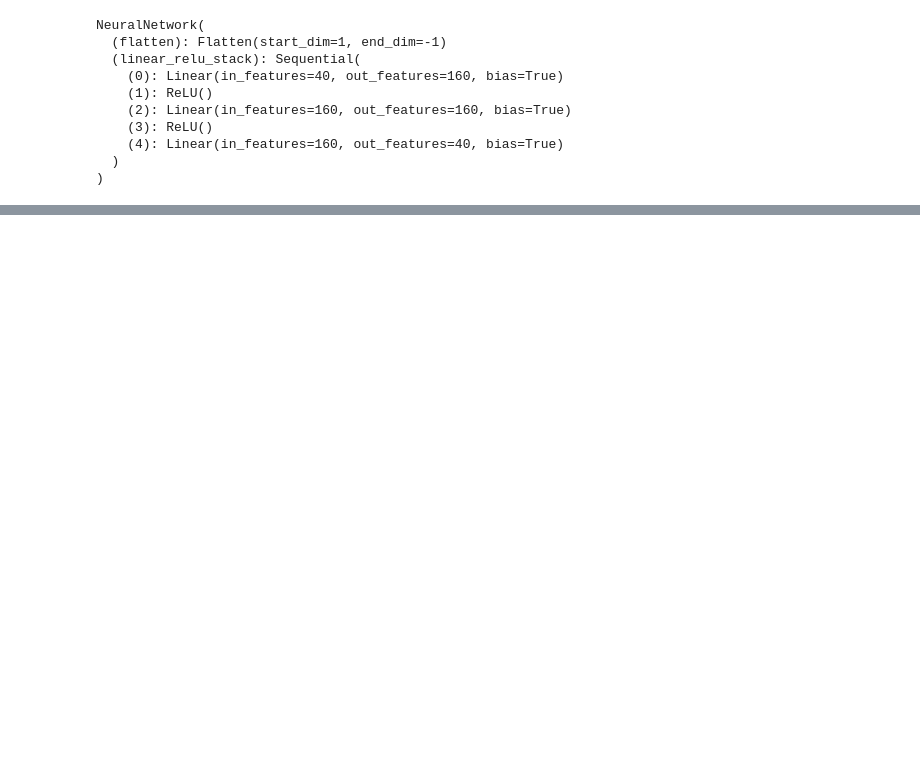
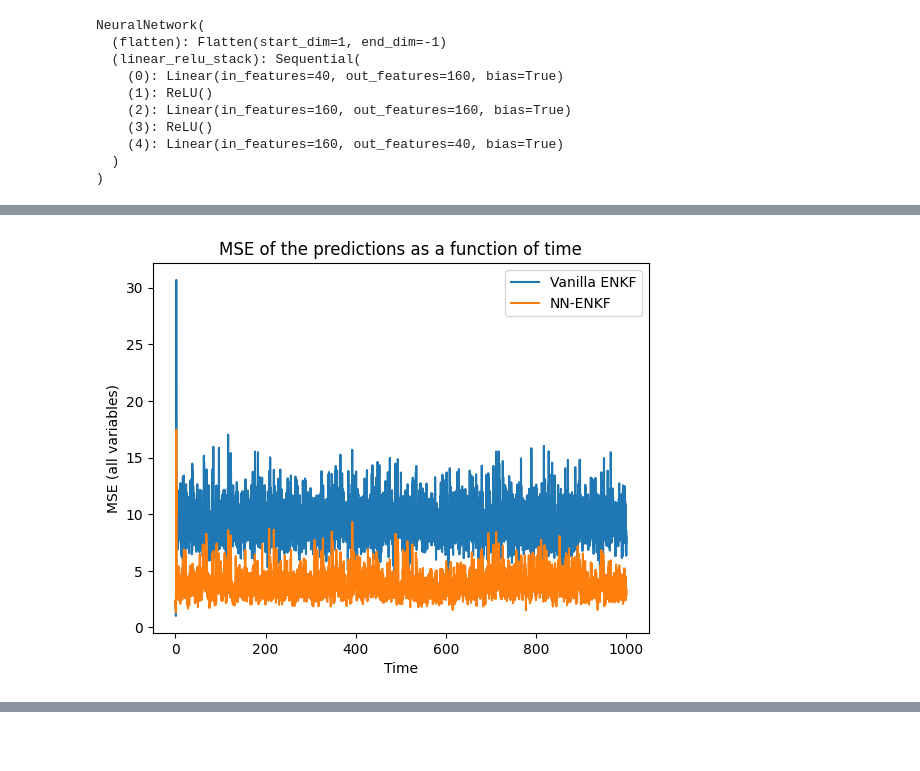
Before and after one commit to ritviksteegavarapu/ACM-270-Project, a Jupyter notebook: Auto-Diff ENKF/Auto-Diff_ENKF.ipynb, the cells around one changed output, grey strips where cells are left out. Saved outputs shown, nothing was run; the diff lists cells and outputs as text; code cells hidden in the pictures; blank space fills up the shorter version.

```diff
--- a/Auto-Diff ENKF/Auto-Diff_ENKF.ipynb
+++ b/Auto-Diff ENKF/Auto-Diff_ENKF.ipynb
@@ -284 +257,3 @@ correction_test = correction_test.detach().numpy()
+# %%
+prediction_nn, analysis_nn, correction_nn = filter(forward_model_nn, torch.clone(x_0), X_test[1:], model_noise, noise_scale, model_noise, localize = True, localization_matrix = localization_matrix)
 # %%
@@ -332,3 +267,7 @@ correction_vanilla = correction_vanilla.detach().numpy()
+# %%
+forward_model_vanilla = lambda x: odeint(L96_eq1_xdot, x, torch.tensor([0.0, dt]), method='rk4')[-1]
+# %%
+prediction_vanilla, analysis_vanilla, correction_vanilla = filter(forward_model_vanilla, torch.clone(x_0), X_test[1:], model_noise, noise_scale, model_noise, localize = True, localization_matrix = localization_matrix)
 # %%
 np.mean((np.mean(analysis_vanilla, axis = 1) - X_test[1:].detach().numpy())**2)
 # %% [output]
@@ -339,0 +360,11 @@ np.mean((np.mean(prediction_vanilla, axis = 1) - X_test[1:].detach().numpy())**2
+# %%
+plt.plot(time_test[1:], np.mean(((np.mean(prediction_vanilla, axis = 1) - y_test)**2),axis = -1), label = "Vanilla ENKF")
+plt.plot(time_test[1:], np.mean(((np.mean(prediction_nn, axis = 1) -y_test)**2),axis = -1), label = "NN-ENKF")
+
+plt.title("MSE of the predictions as a function of time")
+plt.xlabel("Time")
+plt.ylabel("MSE (all variables)")
+plt.legend()
+plt.show()
+# %% [output]
+[figure, added]
```
Also changed, not shown: parts of 34 cells of this notebook, 1 other file.
